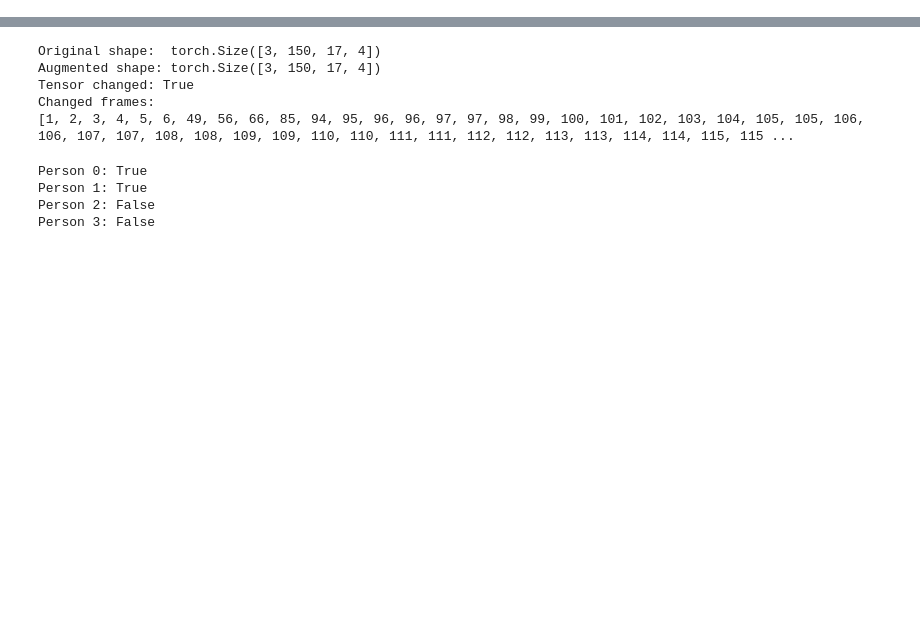
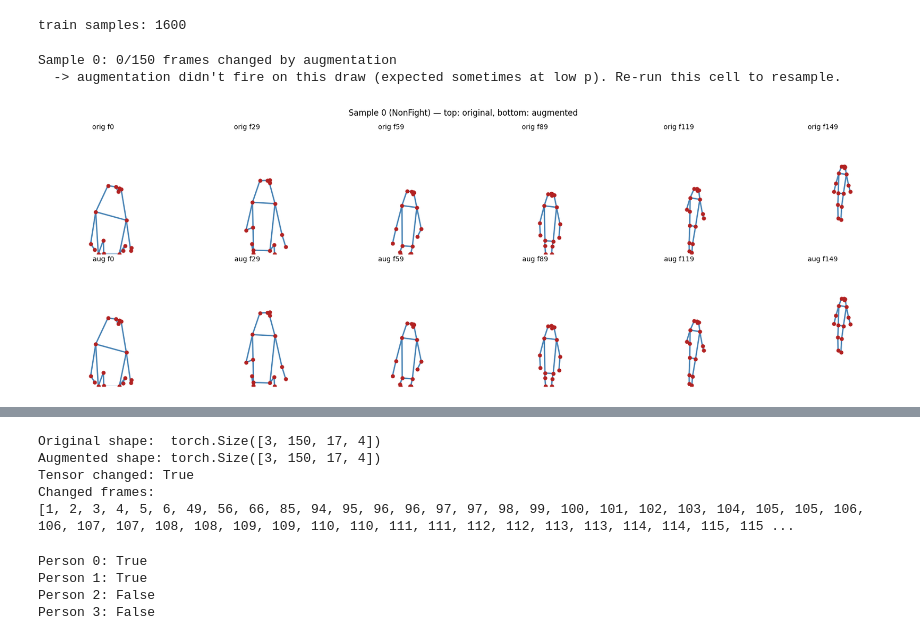
Before and after one commit to maxim-pre/violence-detection-dissertation, a Jupyter notebook: notebooks/17-skeleton_augmentation.ipynb, the cells around one changed output, grey strips where cells are left out. Saved outputs shown, nothing was run; the diff lists cells and outputs as text; code cells hidden in the pictures; blank space fills up the shorter version.

```diff
--- a/notebooks/17-skeleton_augmentation.ipynb
+++ b/notebooks/17-skeleton_augmentation.ipynb
@@ -105,0 +77,17 @@ def augment_pose(tensor):
+# %%
+original_dataset = RWF2000PoseDataset(
+    POSE_DATASET_ROOT_OCSORT2,
+    split="train",
+    augment=False,
+)
+
+augmented_dataset = RWF2000PoseDataset(
+    POSE_DATASET_ROOT_OCSORT2,
+    split="train",
+    augment=True,
+    augment_params=SMALL_AUGMENTATION_PARAMS,
+)
+
+print(f"train samples: {len(original_dataset)}")
+# %% [output]
+train samples: 1600
@@ -105,0 +162,6 @@ def augment_pose(tensor):
+# %%
+show_sample(sample_index=0, frames_to_show=6,  mode="diff")
+# %% [output]
+Sample 0: 0/150 frames changed by augmentation
+  -> augmentation didn't fire on this draw (expected sometimes at low p). Re-run this cell to resample.
+[figure, added]
```
Also changed, not shown: parts of 7 cells of this notebook, 10 other files.
